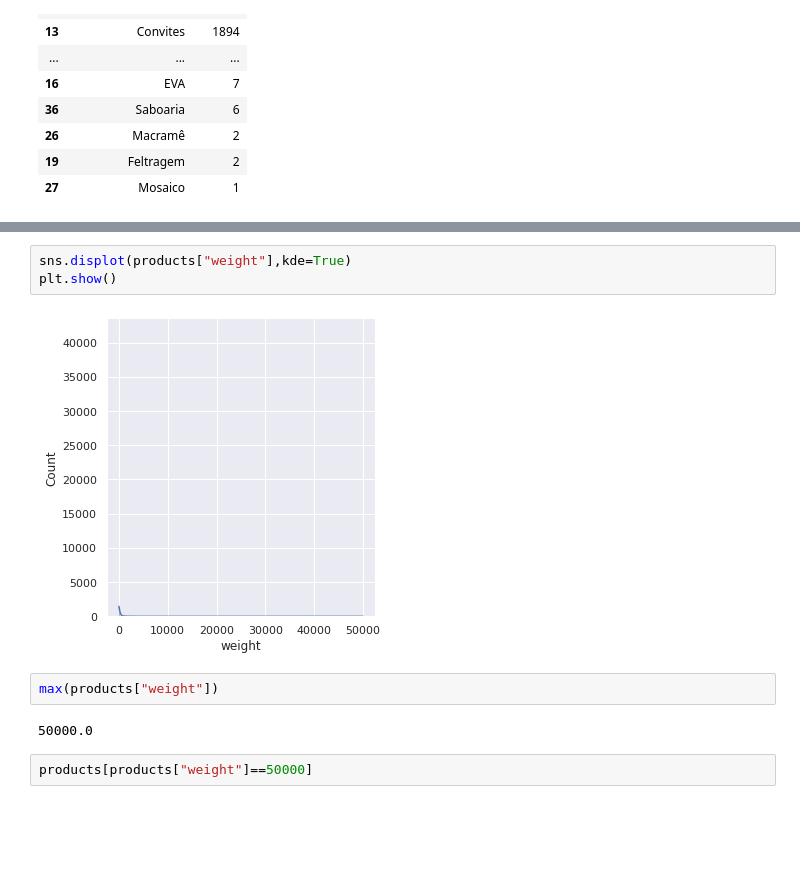
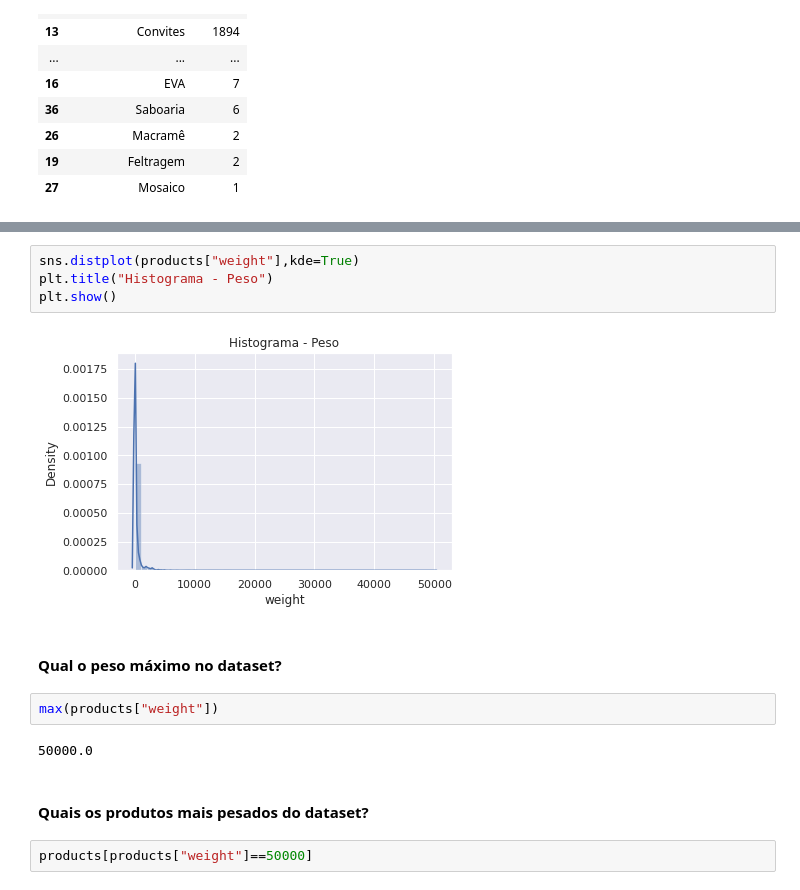
Before and after one commit to brenomatos/case, a Jupyter notebook: exp-analysis.ipynb, the cells around one changed output, grey strips where cells are left out. Saved outputs shown, nothing was run; the diff lists cells and outputs as text; blank space fills up the shorter version.

```diff
--- a/exp-analysis.ipynb
+++ b/exp-analysis.ipynb
@@ -81,12 +104,17 @@ cdf(products,"weight")
 # %%
-sns.displot(products["weight"],kde=True)
+sns.distplot(products["weight"],kde=True)
+plt.title("Histograma - Peso")
 plt.show()
 # %% [output]
-[figure, old version]
+[figure, new version]
+# %% [markdown]
+#### Qual o peso máximo no dataset?
 # %%
 max(products["weight"])
 # %% [output]
 50000.0
+# %% [markdown]
+#### Quais os produtos mais pesados do dataset?
 # %%
 products[products["weight"]==50000]
 # %% [output]
```
Also changed, not shown: parts of 58 cells of this notebook.
